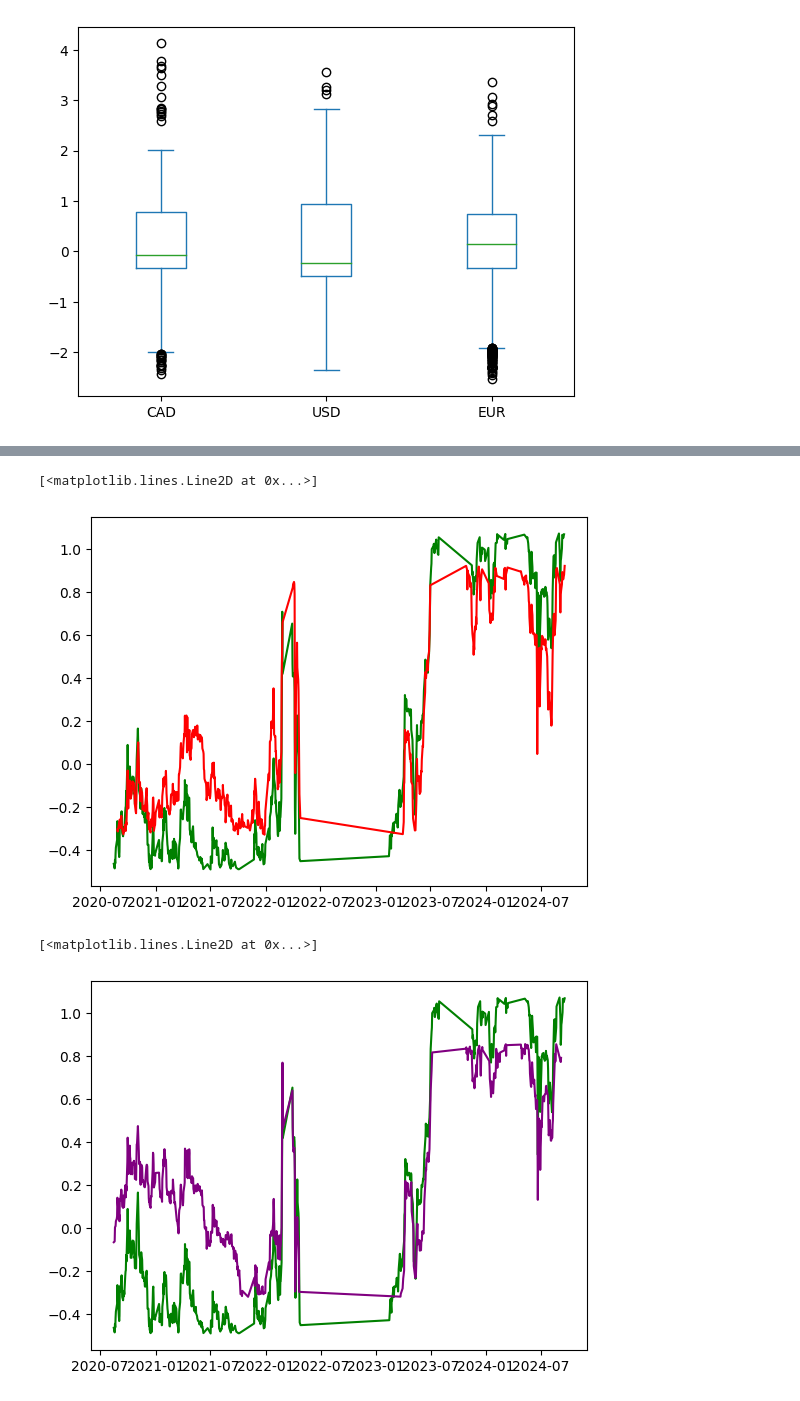
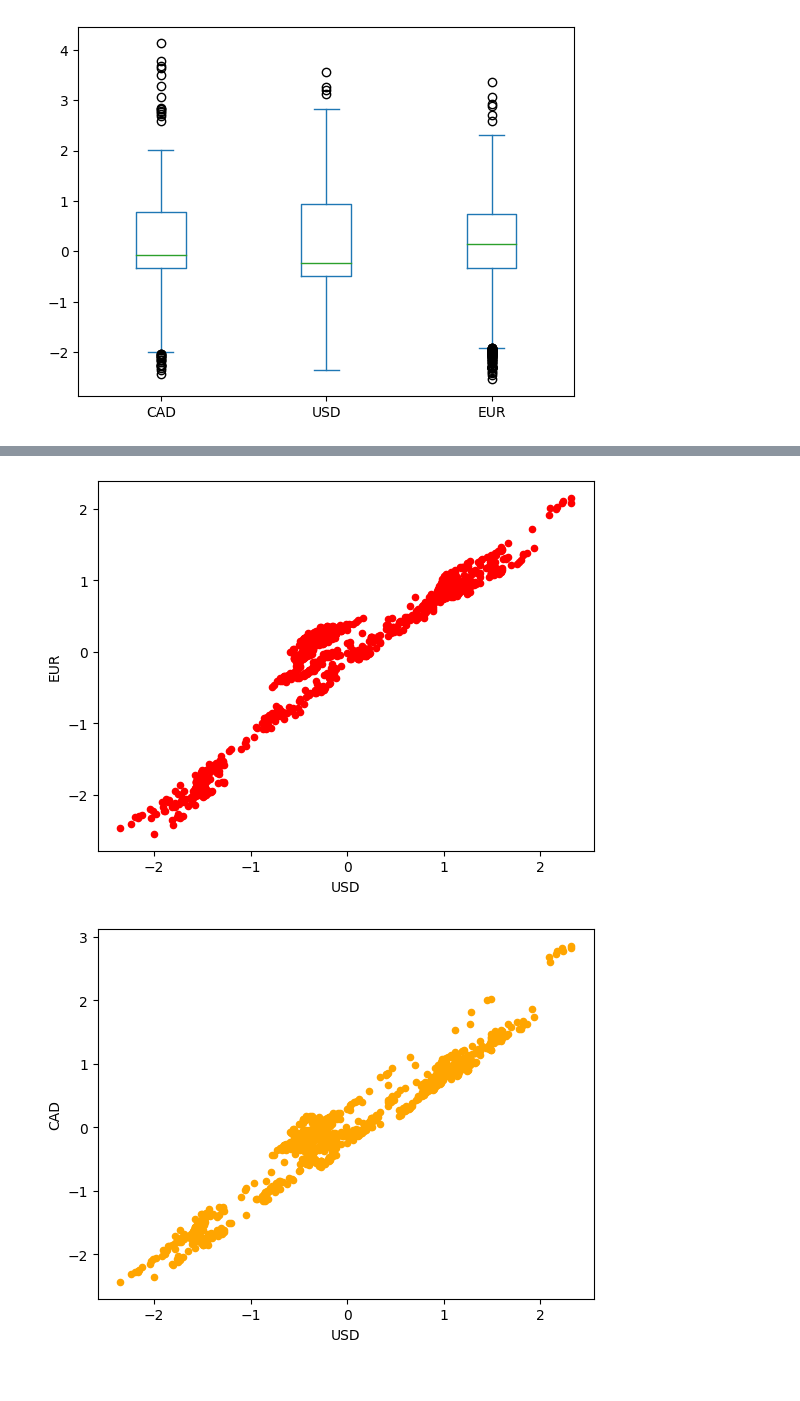
Before and after one commit to mmonastyrskiy/7_sem, a Jupyter notebook: ML/lab/lab2/Lab2.ipynb, the cells around one changed output, grey strips where cells are left out. Cells and saved outputs as stored; diff of their text form; code cells hidden in the pictures.

```diff
--- a/ML/lab/lab2/Lab2.ipynb
+++ b/ML/lab/lab2/Lab2.ipynb
@@ -149,4 +149,23 @@ df[["CAD","USD","EUR"]].plot.box()
 # %% [output]
 <AxesSubplot:>
 [figure]
+# %%
+import numpy as np
+
+
+z = zscore(df[["USD", "CAD", "EUR"]])
+# print(z.head())
+
+z_mask = (np.abs(z) < 3).all(axis=1)
+
+df_z = df[z_mask]
+# print(df.shape, df_z.shape)
+
+w_usd_z = shapiro(list(df_z["USD"]))
+w_cad_z = shapiro(list(df_z["CAD"]))
+w_eur_z = shapiro(list(df_z["EUR"]))
+
+# print(f"USD : p-value= {w_usd_z[1]}")
+# print(f"CAD : p-value= {w_cad_z[1]}")
+# print(f"EUR : p-value= {w_eur_z[1]}")
 # %%
@@ -189,14 +187,9 @@ usd_filtered["EUR"].plot.box()
-# %%
-# TASK 7
-plt.plot(usd_filtered["data"],usd_filtered["USD"], color="green")
-plt.plot(cad_filtered["data"],cad_filtered["CAD"], color="red")
-# %% [output]
-[<matplotlib.lines.Line2D at 0x...>]
-[figure, removed]
 # %%
-# TASK 7
-plt.plot(usd_filtered["data"],usd_filtered["USD"], color="green")
-plt.plot(eur_filtered["data"],eur_filtered["EUR"], color="purple")
+# Task 7
+df_z.plot.scatter(x = 'USD', y = 'EUR', c = 'Red')
+df_z.plot.scatter(x = 'USD', y = 'CAD', c = 'Orange')
+df_z.plot.scatter(x = 'CAD', y = 'EUR', c = 'Blue')
+plt.show()
 # %% [output]
-[<matplotlib.lines.Line2D at 0x...>]
-[figure, old version]
+[figure, new version]
+[figure, added]
```
Also changed, not shown: parts of 19 cells of this notebook, 1 other file.
